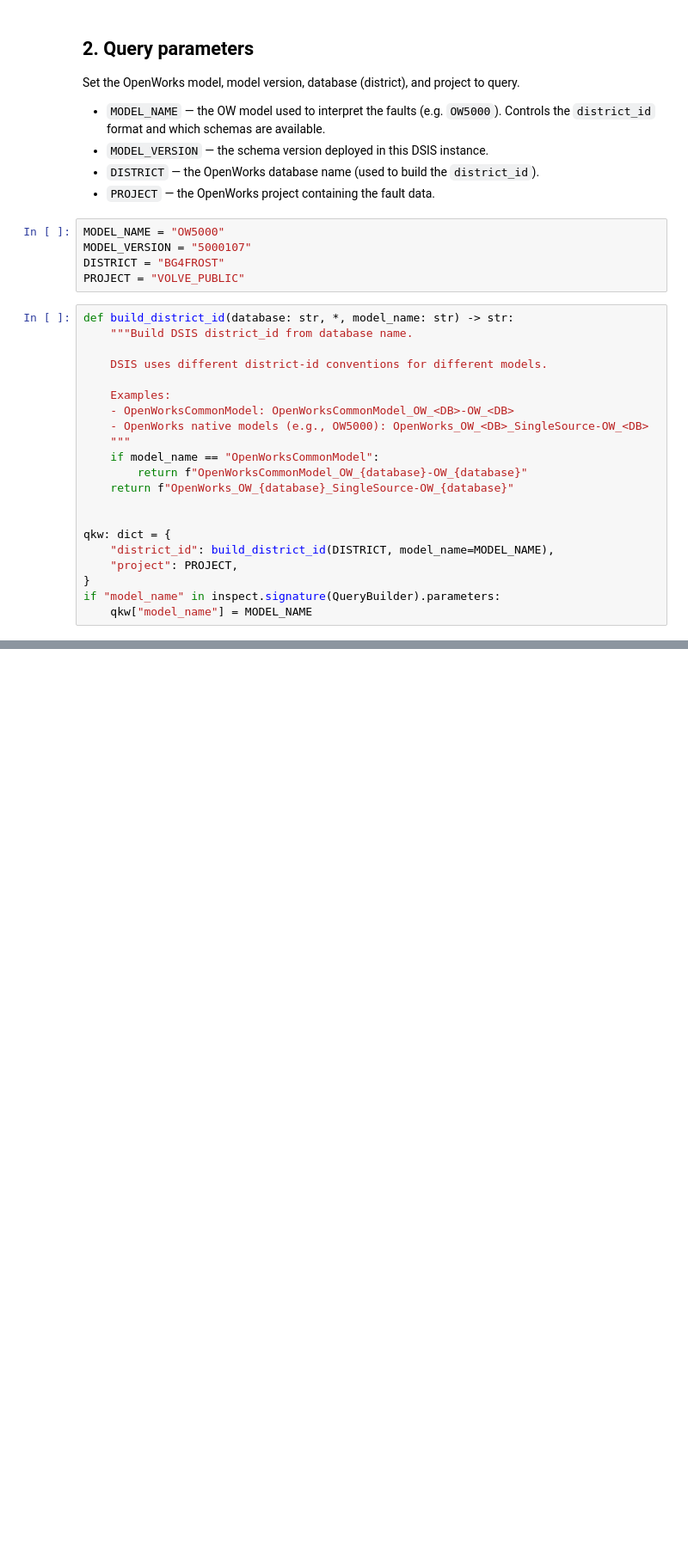
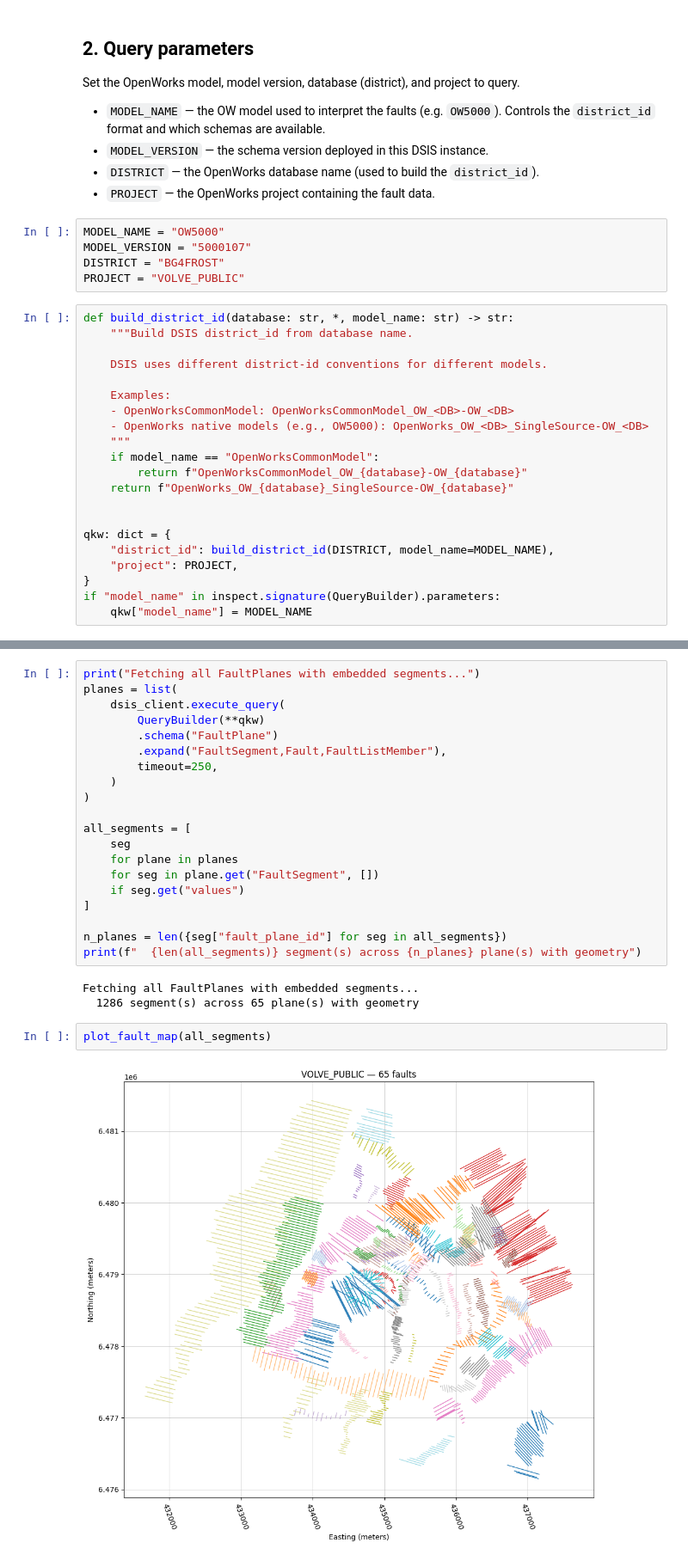
Before and after one commit to equinor/dsis-python-client, a Jupyter notebook: docs/notebooks/fetch_faults_with_dsis_client.ipynb, the cells around one changed output, grey strips where cells are left out. Shown at 86% size. Drawn from its saved outputs; the diff is of its cells as text; blank space fills up the shorter version.

```diff
--- a/docs/notebooks/fetch_faults_with_dsis_client.ipynb
+++ b/docs/notebooks/fetch_faults_with_dsis_client.ipynb
@@ -150 +199,28 @@ def plot_fault_map(segments: Iterable[dict]) -> None:
+# %%
+print("Fetching all FaultPlanes with embedded segments...")
+planes = list(
+    dsis_client.execute_query(
+        QueryBuilder(**qkw)
+        .schema("FaultPlane")
+        .expand("FaultSegment,Fault,FaultListMember"),
+        timeout=250,
+    )
+)
+
+all_segments = [
+    seg
+    for plane in planes
+    for seg in plane.get("FaultSegment", [])
+    if seg.get("values")
+]
+
+n_planes = len({seg["fault_plane_id"] for seg in all_segments})
+print(f"  {len(all_segments)} segment(s) across {n_planes} plane(s) with geometry")
+# %% [output]
+Fetching all FaultPlanes with embedded segments...
+  1286 segment(s) across 65 plane(s) with geometry
+# %%
+plot_fault_map(all_segments)
+# %% [output]
+[figure, added]
 # %% [markdown]
```
Also changed, not shown: parts of 23 cells of this notebook.
